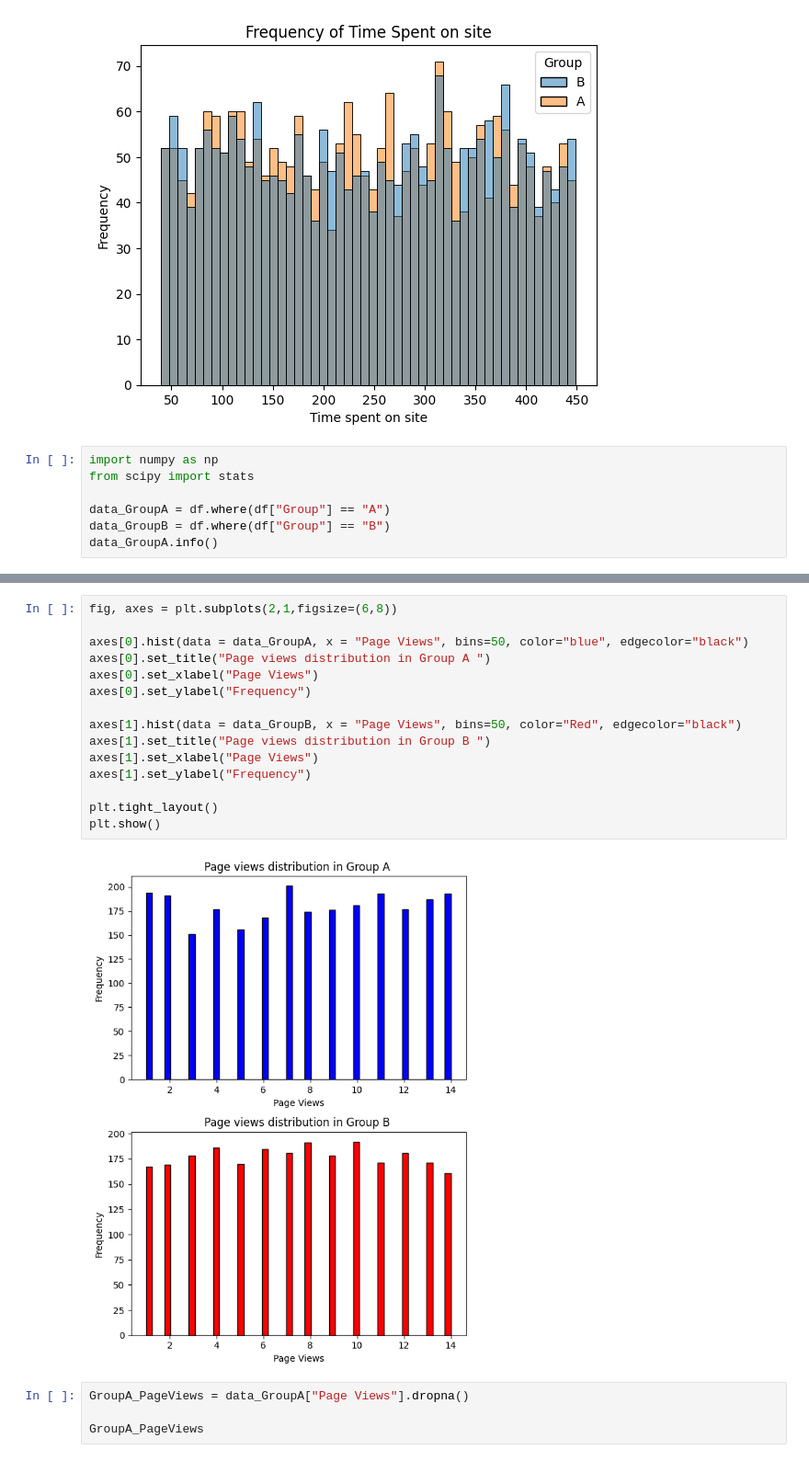
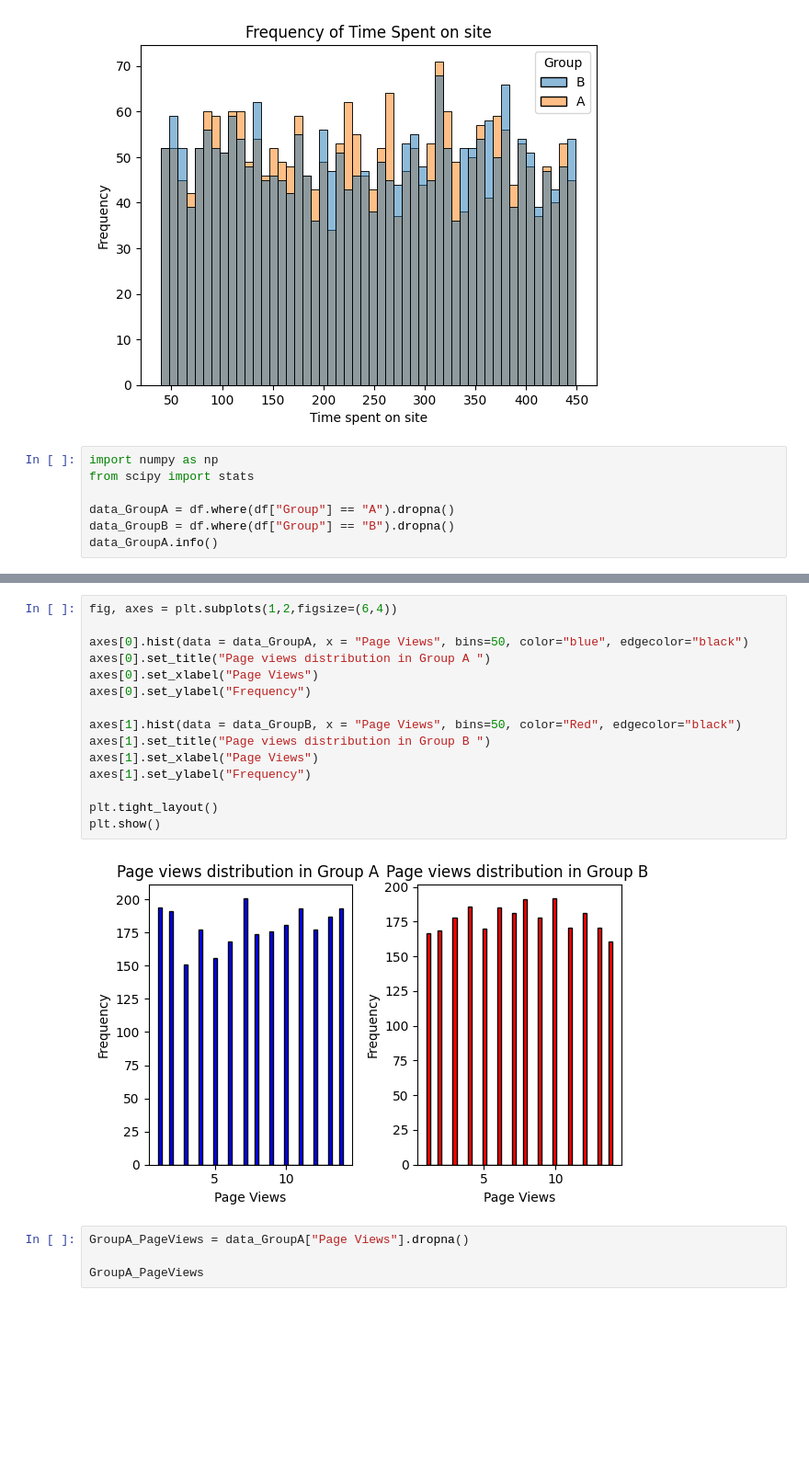
Before and after one commit to chemkemeimyers/PythonProjects, a Jupyter notebook: ABTesting_R2.ipynb, the cells around one changed output, grey strips where cells are left out. Shown: that part at 92% size. Cells and saved outputs as stored; diff of their text form; blank space fills up the shorter version.

```diff
--- a/ABTesting_R2.ipynb
+++ b/ABTesting_R2.ipynb
@@ -67,8 +67,8 @@ plt.show()
 import numpy as np
 from scipy import stats
 
-data_GroupA = df.where(df["Group"] == "A")
-data_GroupB = df.where(df["Group"] == "B")
+data_GroupA = df.where(df["Group"] == "A").dropna()
+data_GroupB = df.where(df["Group"] == "B").dropna()
 data_GroupA.info()
 # %% [output]
 <class 'pandas.core.frame.DataFrame'>
@@ -105,20 +105,20 @@ memory usage: 273.6+ KB
 # %%
-fig, axes = plt.subplots(2,1,figsize=(6,8))
+fig, axes = plt.subplots(1,2,figsize=(6,4))
 
 axes[0].hist(data = data_GroupA, x = "Page Views", bins=50, color="blue", edgecolor="black")
 axes[0].set_title("Page views distribution in Group A ")
 axes[0].set_xlabel("Page Views")
 axes[0].set_ylabel("Frequency")
 
 axes[1].hist(data = data_GroupB, x = "Page Views", bins=50, color="Red", edgecolor="black")
 axes[1].set_title("Page views distribution in Group B ")
 axes[1].set_xlabel("Page Views")
 axes[1].set_ylabel("Frequency")
 
 plt.tight_layout()
 plt.show()
 # %% [output]
-[figure, old version]
+[figure, new version]
 # %%
 GroupA_PageViews = data_GroupA["Page Views"].dropna()
 
```
Also changed, not shown: parts of 10 cells of this notebook.
